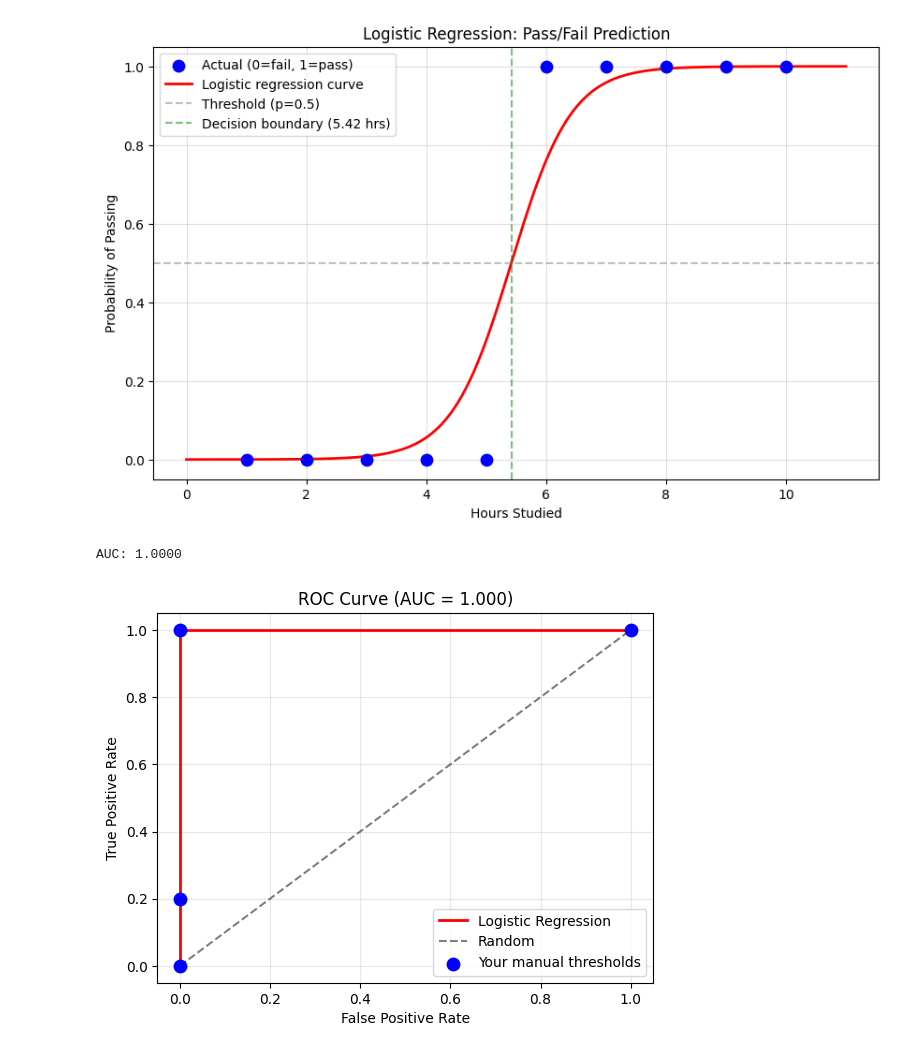
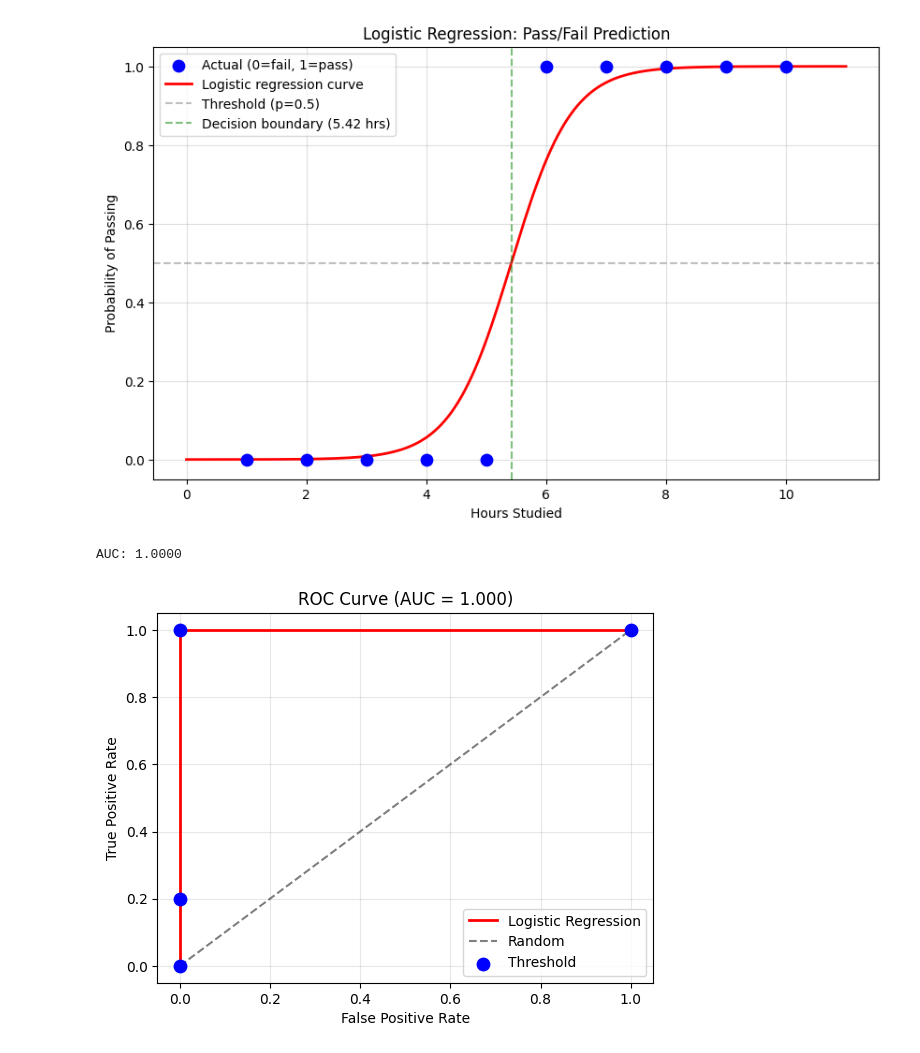
Before and after one commit to NitinChoudhari/ml-deep-dive, a Jupyter notebook: 06-logistic-regression/logistic_regression_prefect_data.ipynb, the cells around one changed output. Drawn from its saved outputs; the diff is of its cells as text; code cells hidden in the pictures.

Commit message:
Update: ROC Curve Chart

```diff
--- a/06-logistic-regression/logistic_regression_prefect_data.ipynb
+++ b/06-logistic-regression/logistic_regression_prefect_data.ipynb
@@ -117,20 +117,20 @@ plt.show()
 # %%
 from sklearn.metrics import roc_curve, roc_auc_score
 
 auc = roc_auc_score(y, train_probs)
 print(f"AUC: {auc:.4f}")
 
 fpr, tpr, thresholds = roc_curve(y, train_probs)
 
 plt.plot(fpr, tpr, color='red', linewidth=2, label='Logistic Regression')
 plt.plot([0, 1], [0, 1], 'k--', alpha=0.5, label='Random')
-plt.scatter(fpr, tpr, color='blue', s=80, label='Your manual thresholds', zorder=3)
+plt.scatter(fpr, tpr, color='blue', s=80, label='Threshold', zorder=3)
 plt.xlabel('False Positive Rate')
 plt.ylabel('True Positive Rate')
 plt.title(f'ROC Curve (AUC = {auc:.3f})')
 plt.legend()
 plt.grid(True, alpha=0.3)
 plt.show()
 # %% [output]
 AUC: 1.0000
-[figure, old version]
+[figure, new version]
```
